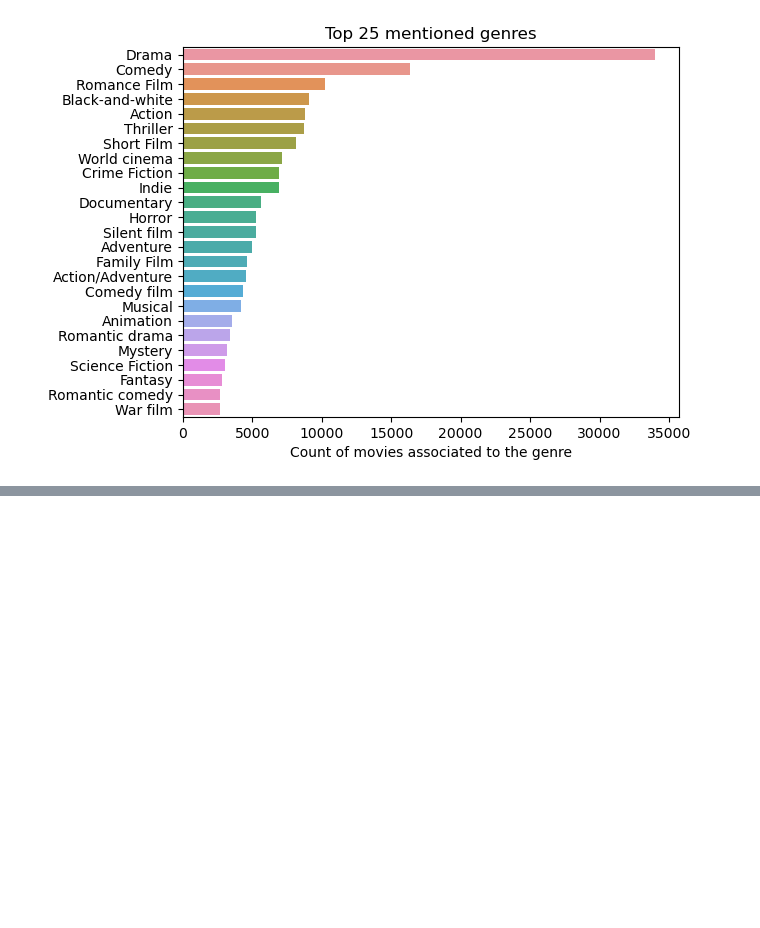
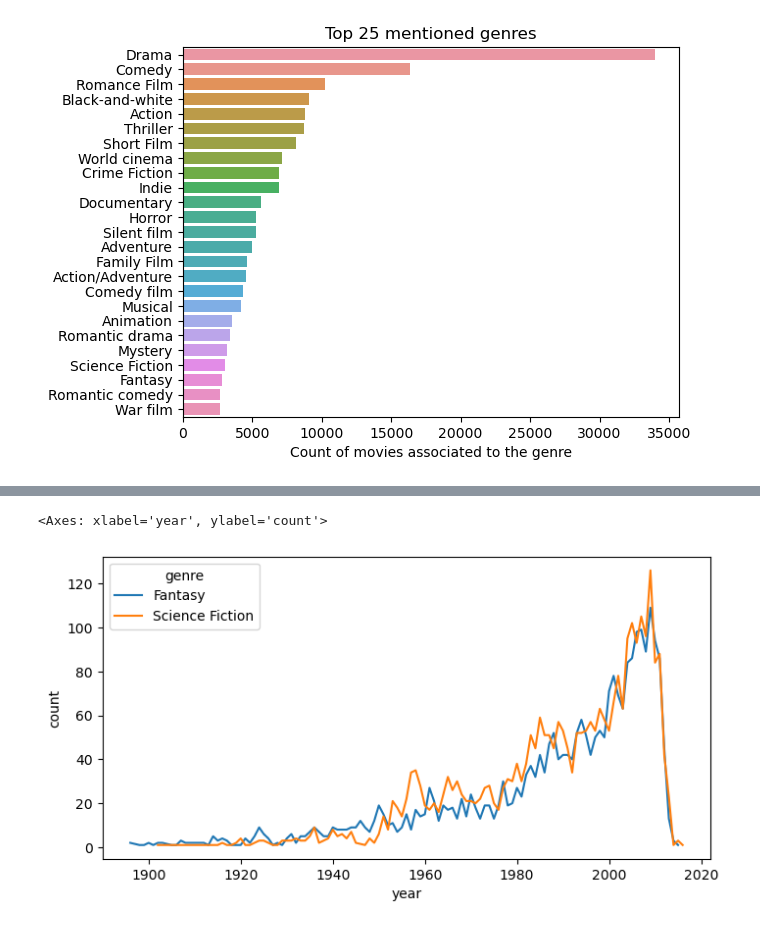
Before and after one commit to epfl-ada/ada-2023-project-thepiratesofthestreet, a Jupyter notebook: milestone2.ipynb, the cells around one changed output, grey strips where cells are left out. Drawn from its saved outputs; the diff is of its cells as text; code cells hidden in the pictures; blank space fills up the shorter version.

```diff
--- a/milestone2.ipynb
+++ b/milestone2.ipynb
@@ -119,0 +125,3 @@ With this we can observe that if we take only the top 100 genres, almost 95% of
+# %%
+df_fictional = df_genres[df_genres['movie_genre'].isin(['Science Fiction', 'Fantasy'])].copy()
+print(f"The total number of movies referred to as fictional is {df_fictional['Wikipedia_movie_ID'].unique().size}, corresponding to {df_fictional['Wikipedia_movie_ID'].unique().size/df_movies['Wikipedia_movie_ID'].unique().size:.2%} of whole movies.")
@@ -119,0 +130,5 @@ With this we can observe that if we take only the top 100 genres, almost 95% of
+# %%
+# populate the fictional genre dataset to add information on the movie as the release date
+df_movies_fictional = pd.merge(df_fictional, df_movies[['Wikipedia_movie_ID', 'movie_name', 'movie_release_date']], on='Wikipedia_movie_ID', how='inner').copy()
+df_movies_fictional['release_year'] =  pd.to_datetime(df_movies_fictional['movie_release_date'], format='mixed').dt.year
+df_movies_fictional.head()
@@ -119,0 +142,9 @@ With this we can observe that if we take only the top 100 genres, almost 95% of
+# %%
+# We can now check if we observe already a difference between Fantasy and Science Fiction through years
+plt.figure(figsize=(8,4))
+genre_counts_per_year = df_movies_fictional.groupby(['release_year', 'movie_genre'])['Wikipedia_movie_ID'].agg('count').reset_index()
+genre_counts_per_year.columns = ['year', 'genre', 'count']
+sns.lineplot(data = genre_counts_per_year, x = 'year', y = 'count', hue = 'genre')
+# %% [output]
+<Axes: xlabel='year', ylabel='count'>
+[figure, added]
```
Also changed, not shown: parts of 8 cells of this notebook.
